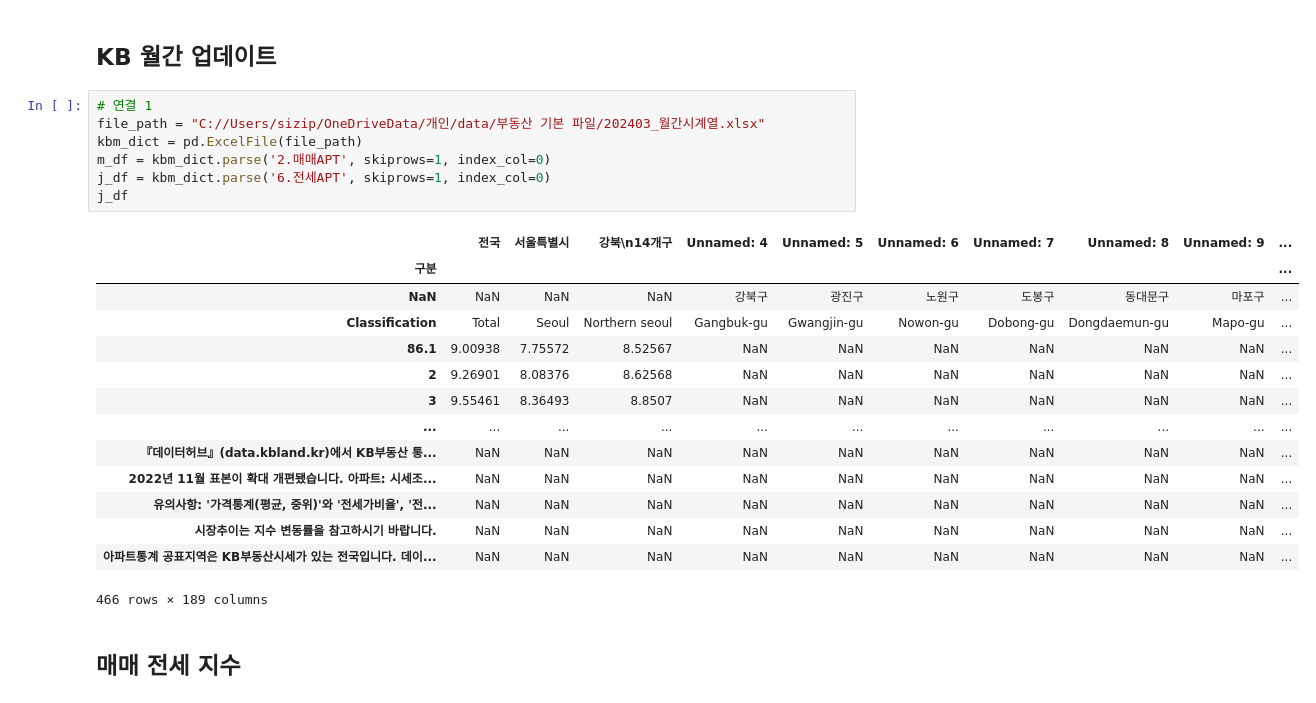
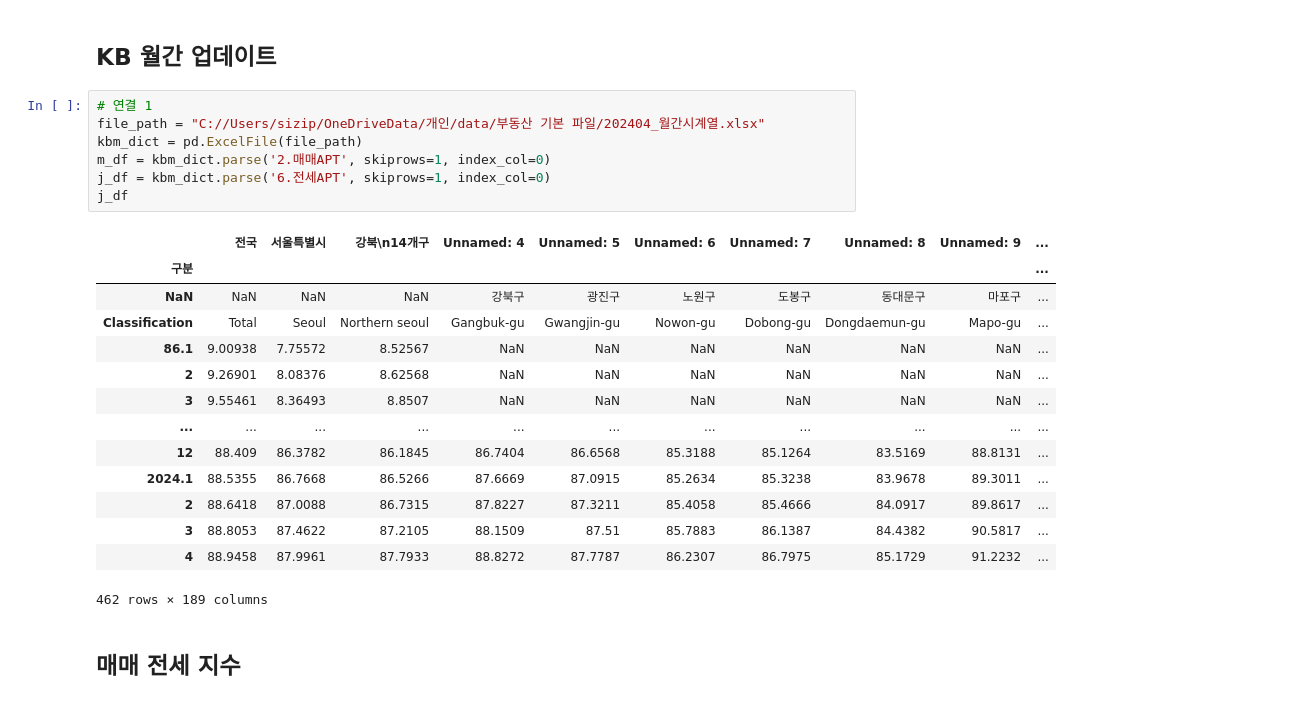
Before and after one commit to sizipusx/fundamental, a Jupyter notebook: jupyterlab/월간 부동산 업데이트.ipynb, the cells around one changed output. Cells and saved outputs as stored; diff of their text form.

```diff
--- a/jupyterlab/월간 부동산 업데이트.ipynb
+++ b/jupyterlab/월간 부동산 업데이트.ipynb
@@ -148,26 +148,26 @@ omt
 ## KB 월간 업데이트
 # %%
 # 연결 1
-file_path = "C://Users/sizip/OneDriveData/개인/data/부동산 기본 파일/202403_월간시계열.xlsx"
+file_path = "C://Users/sizip/OneDriveData/개인/data/부동산 기본 파일/202404_월간시계열.xlsx"
 kbm_dict = pd.ExcelFile(file_path)
 m_df = kbm_dict.parse('2.매매APT', skiprows=1, index_col=0)
 j_df = kbm_dict.parse('6.전세APT', skiprows=1, index_col=0)
 j_df
 # %% [output]
 |  | 전국 | 서울특별시 | 강북\n14개구 | Unnamed: 4 | Unnamed: 5 | Unnamed: 6 | Unnamed: 7 | Unnamed: 8 | Unnamed: 9 | ... |
 | 구분 |  |  |  |  |  |  |  |  |  | ... |
 | NaN | NaN | NaN | NaN | 강북구 | 광진구 | 노원구 | 도봉구 | 동대문구 | 마포구 | ... |
 | Classification | Total | Seoul | Northern seoul | Gangbuk-gu | Gwangjin-gu | Nowon-gu | Dobong-gu | Dongdaemun-gu | Mapo-gu | ... |
 | 86.1 | 9.00938 | 7.75572 | 8.52567 | NaN | NaN | NaN | NaN | NaN | NaN | ... |
 | 2 | 9.26901 | 8.08376 | 8.62568 | NaN | NaN | NaN | NaN | NaN | NaN | ... |
 | 3 | 9.55461 | 8.36493 | 8.8507 | NaN | NaN | NaN | NaN | NaN | NaN | ... |
 | ... | ... | ... | ... | ... | ... | ... | ... | ... | ... | ... |
-| 『데이터허브』(data.kbland.kr)에서 KB부동산 통... | NaN | NaN | NaN | NaN | NaN | NaN | NaN | NaN | NaN | ... |
-| 2022년 11월 표본이 확대 개편됐습니다. 아파트: 시세조... | NaN | NaN | NaN | NaN | NaN | NaN | NaN | NaN | NaN | ... |
-| 유의사항: '가격통계(평균, 중위)'와 '전세가비율', '전... | NaN | NaN | NaN | NaN | NaN | NaN | NaN | NaN | NaN | ... |
-| 시장추이는 지수 변동률을 참고하시기 바랍니다. | NaN | NaN | NaN | NaN | NaN | NaN | NaN | NaN | NaN | ... |
-| 아파트통계 공표지역은 KB부동산시세가 있는 전국입니다. 데이... | NaN | NaN | NaN | NaN | NaN | NaN | NaN | NaN | NaN | ... |
+| 12 | 88.409 | 86.3782 | 86.1845 | 86.7404 | 86.6568 | 85.3188 | 85.1264 | 83.5169 | 88.8131 | ... |
+| 2024.1 | 88.5355 | 86.7668 | 86.5266 | 87.6669 | 87.0915 | 85.2634 | 85.3238 | 83.9678 | 89.3011 | ... |
+| 2 | 88.6418 | 87.0088 | 86.7315 | 87.8227 | 87.3211 | 85.4058 | 85.4666 | 84.0917 | 89.8617 | ... |
+| 3 | 88.8053 | 87.4622 | 87.2105 | 88.1509 | 87.51 | 85.7883 | 86.1387 | 84.4382 | 90.5817 | ... |
+| 4 | 88.9458 | 87.9961 | 87.7933 | 88.8272 | 87.7787 | 86.2307 | 86.7975 | 85.1729 | 91.2232 | ... |
-466 rows × 189 columns
+462 rows × 189 columns
 # %% [markdown]
 ## 매매 전세 지수
 # %%
```
Also changed, not shown: parts of 8 cells of this notebook, 1 other file.
